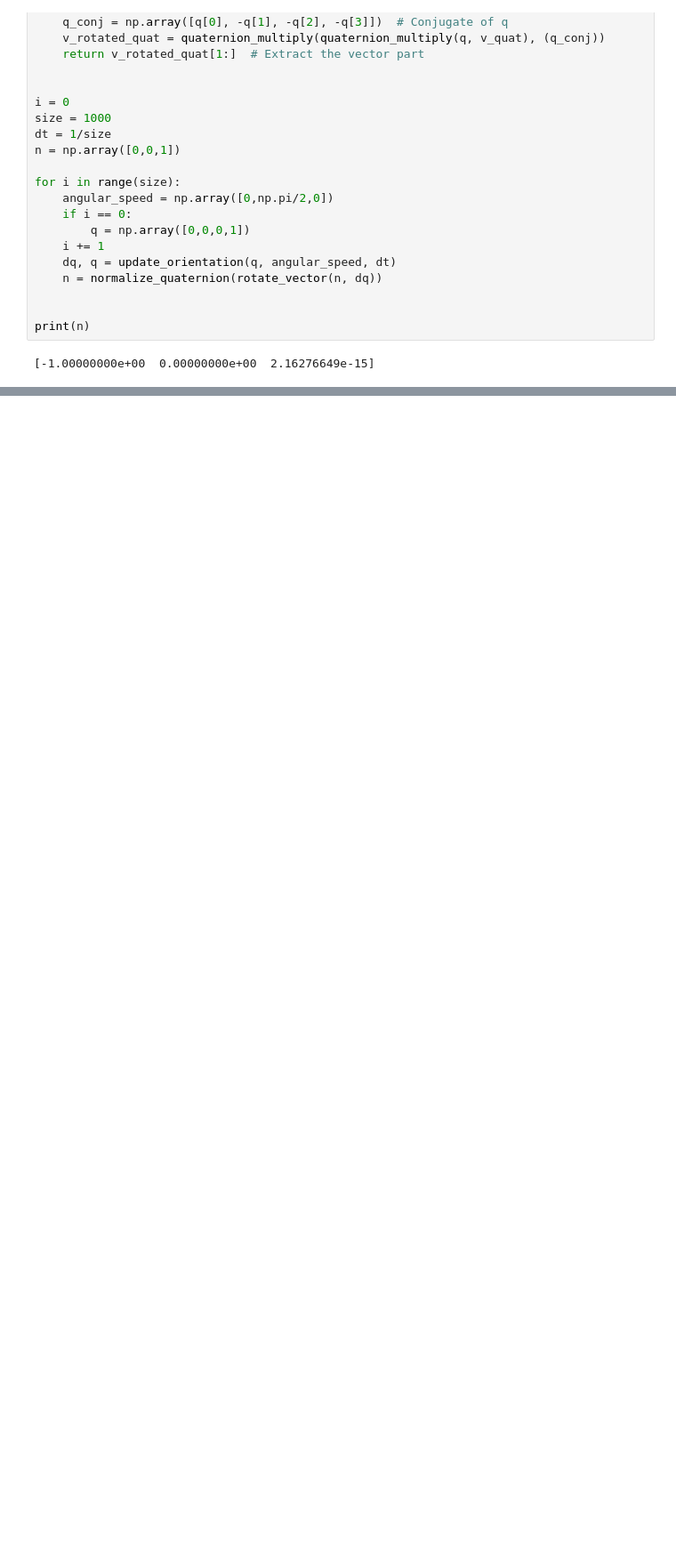
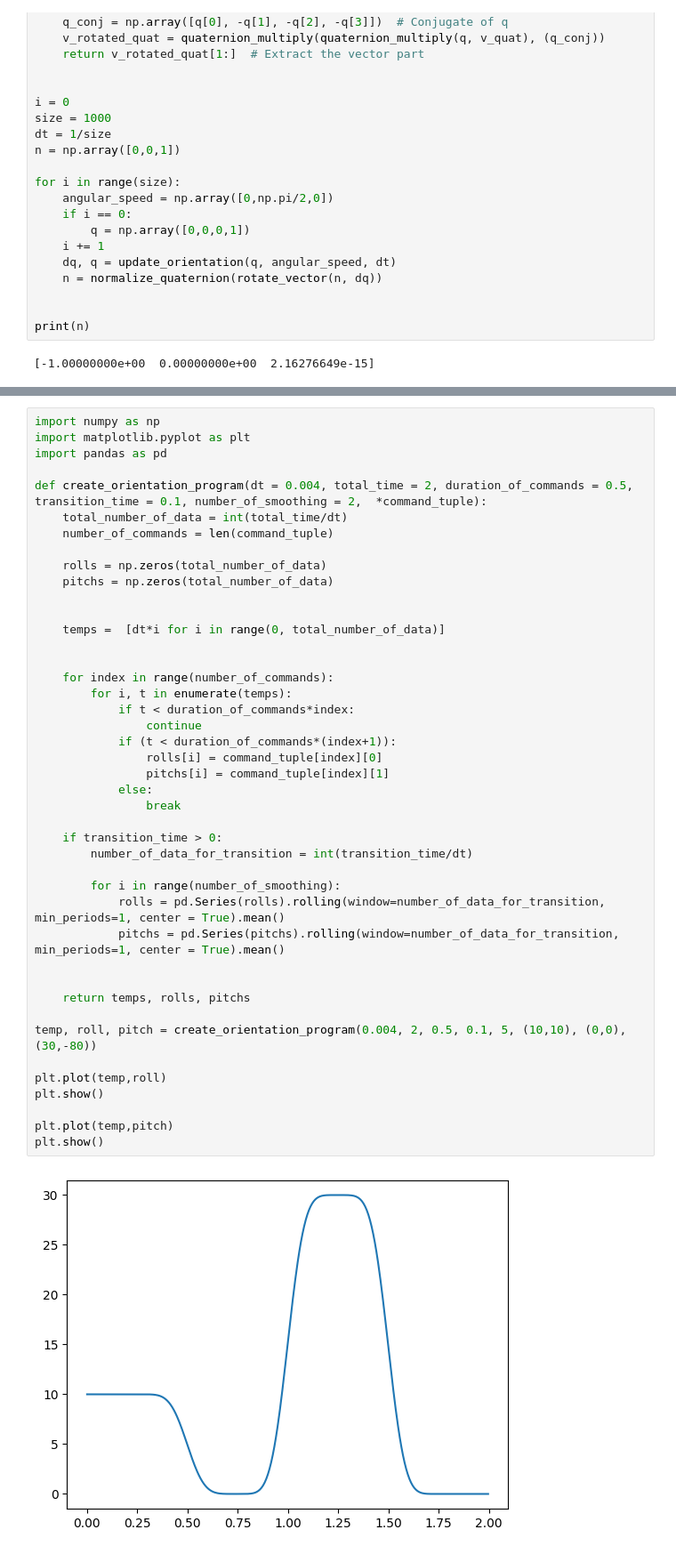
Before and after one commit to Astro-Coco/Drone-Sim, a Jupyter notebook: test2.ipynb, the cells around one changed output, grey strips where cells are left out. Shown at 89% size. Drawn from its saved outputs; the diff is of its cells as text; blank space fills up the shorter version.

```diff
--- a/test2.ipynb
+++ b/test2.ipynb
@@ -106,0 +130,45 @@ print(n)
+# %%
+import numpy as np
+import matplotlib.pyplot as plt
+import pandas as pd
+
+def create_orientation_program(dt = 0.004, total_time = 2, duration_of_commands = 0.5, transition_time = 0.1, number_of_smoothing = 2,  *command_tuple):
+    total_number_of_data = int(total_time/dt)
+    number_of_commands = len(command_tuple)
+
+    rolls = np.zeros(total_number_of_data)
+    pitchs = np.zeros(total_number_of_data)
+
+
+    temps =  [dt*i for i in range(0, total_number_of_data)]
+
+
+    for index in range(number_of_commands):
+        for i, t in enumerate(temps):
+            if t < duration_of_commands*index:
+                continue
+            if (t < duration_of_commands*(index+1)):
+                rolls[i] = command_tuple[index][0]
+                pitchs[i] = command_tuple[index][1]
+            else:
+                break
+
+    if transition_time > 0:
+        number_of_data_for_transition = int(transition_time/dt)
+
+        for i in range(number_of_smoothing):
+            rolls = pd.Series(rolls).rolling(window=number_of_data_for_transition, min_periods=1, center = True).mean()
+            pitchs = pd.Series(pitchs).rolling(window=number_of_data_for_transition, min_periods=1, center = True).mean()
+
+
+    return temps, rolls, pitchs
+
+temp, roll, pitch = create_orientation_program(0.004, 2, 0.5, 0.1, 5, (10,10), (0,0), (30,-80))
+
+plt.plot(temp,roll)
+plt.show()
+
+plt.plot(temp,pitch)
+plt.show()
+# %% [output]
+[figure, added]
```
Also changed, not shown: parts of 3 cells of this notebook, 2 other files.
